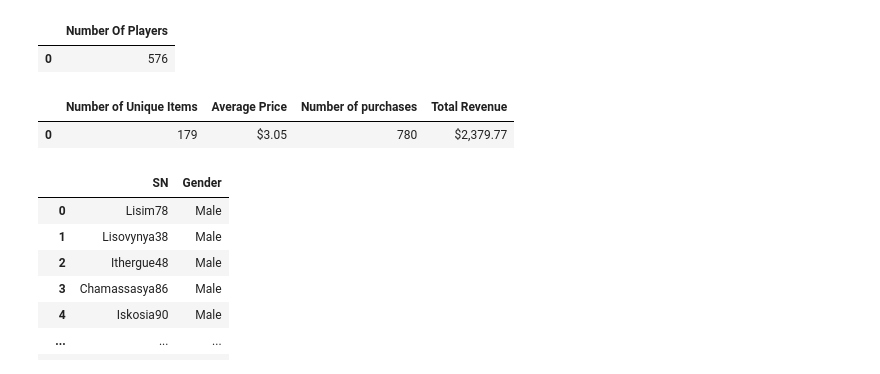
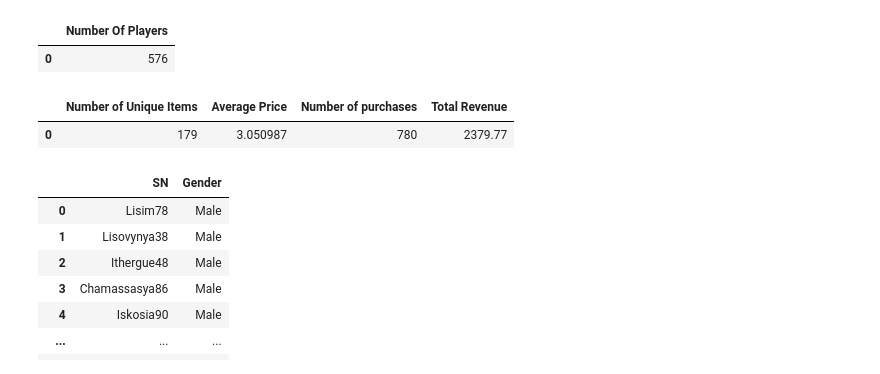
Before and after one commit to marinasd87/pandas-challenge, a Jupyter notebook: HeroesOfPymoli/HeroesOfPymoli.ipynb, the cells around one changed output. Cells and saved outputs as stored; diff of their text form; code cells hidden in the pictures.

```diff
--- a/HeroesOfPymoli/HeroesOfPymoli.ipynb
+++ b/HeroesOfPymoli/HeroesOfPymoli.ipynb
@@ -28,18 +28,18 @@ number_of_playersDF
 # %%
 number_of_unique_items = purchase_data['Item Name'].nunique(dropna=True)
 average_price = purchase_data['Price'].mean()
 number_of_purchases = purchase_data['Purchase ID'].count()
 total_revenue = purchase_data['Price'].sum()
 purchase_analysis = pd.DataFrame({"Number of Unique Items": [number_of_unique_items],
                                    "Average Price": [average_price],
                                    "Number of purchases": [number_of_purchases],
                                    "Total Revenue": [total_revenue]})
-purchase_analysis["Average Price"] = purchase_analysis["Average Price"].map('${:,.2f}'.format)
-purchase_analysis["Total Revenue"] = purchase_analysis["Total Revenue"].map('${:,.2f}'.format)
+#purchase_analysis["Average Price"] = purchase_analysis["Average Price"].map('${:,.2f}'.format)
+#purchase_analysis["Total Revenue"] = purchase_analysis["Total Revenue"].map('${:,.2f}'.format)
 purchase_analysis
 # %% [output]
 |  | Number of Unique Items | Average Price | Number of purchases | Total Revenue |
-| 0 | 179 | $3.05 | 780 | $2,379.77 |
+| 0 | 179 | 3.050987 | 780 | 2379.77 |
 # %%
 df2 = purchase_data.loc[:,['SN','Gender']]
 df3 = pd.DataFrame.drop_duplicates(df2)
```
Also changed, not shown: parts of 4 cells of this notebook.
